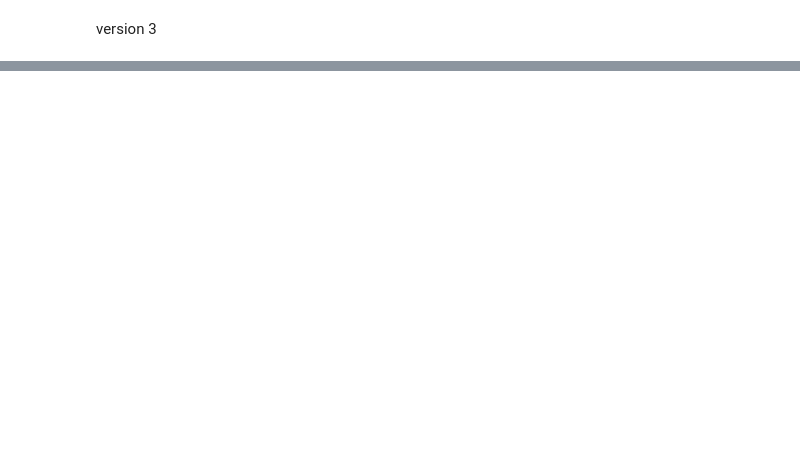
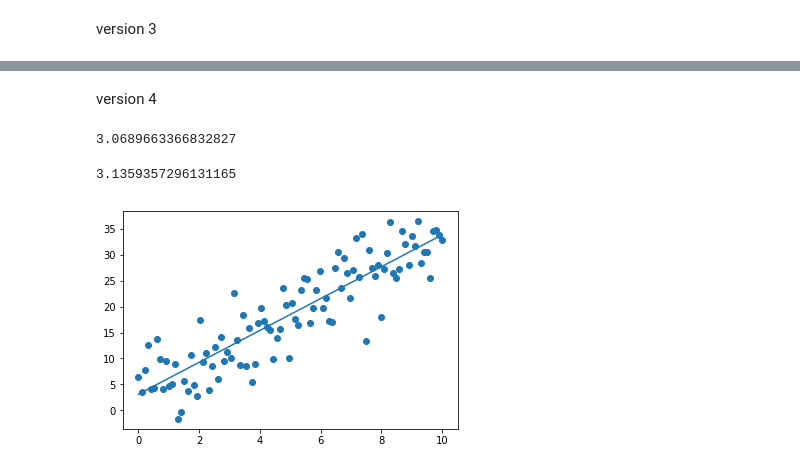
Before and after one commit to wararaki718/scrapbox, a Jupyter notebook: sample_ml/linear_regression/sample_lr.ipynb, the cells around one changed output, grey strips where cells are left out. Saved outputs shown, nothing was run; the diff lists cells and outputs as text; code cells hidden in the pictures; blank space fills up the shorter version.

```diff
--- a/sample_ml/linear_regression/sample_lr.ipynb
+++ b/sample_ml/linear_regression/sample_lr.ipynb
@@ -97,0 +99,20 @@ plt.show()
+# %% [markdown]
+version 4
+# %%
+xx = x.reshape(-1, 1)
+model = LinearRegression().fit(xx, y)
+# %%
+display(model.coef_[0])
+model.intercept_
+# %% [output]
+3.0689663366832827
+3.1359357296131165
+# %%
+reg_y = model.predict(xx)
+# %%
+fig, ax = plt.subplots()
+ax.scatter(x, y)
+ax.plot(x, reg_y)
+plt.show()
+# %% [output]
+[figure, added]
```
Also changed, not shown: parts of 9 cells of this notebook.
